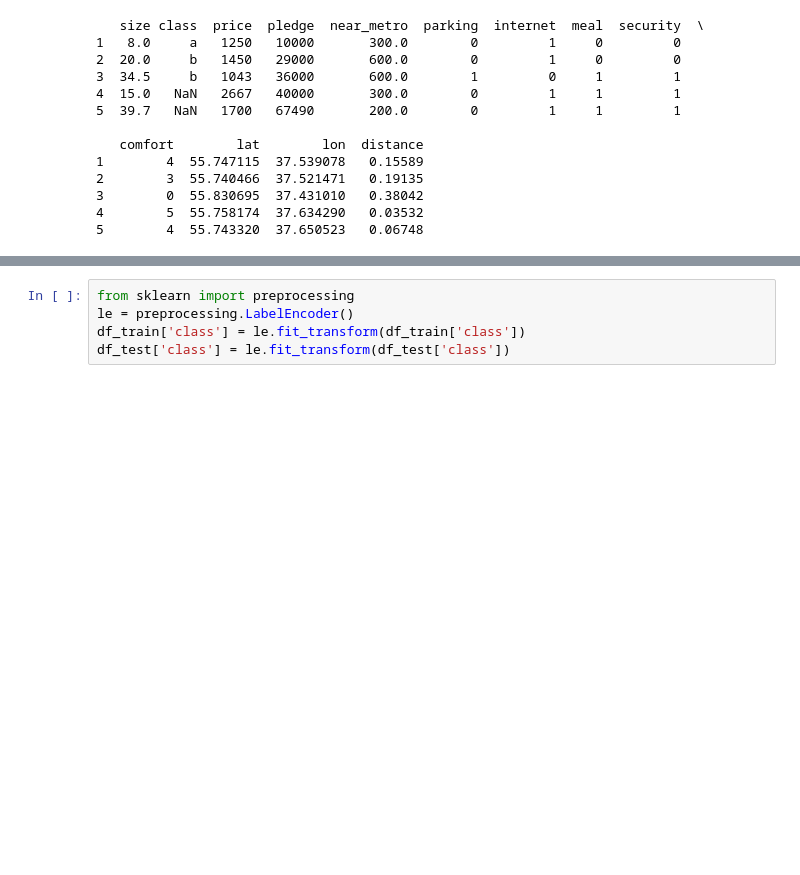
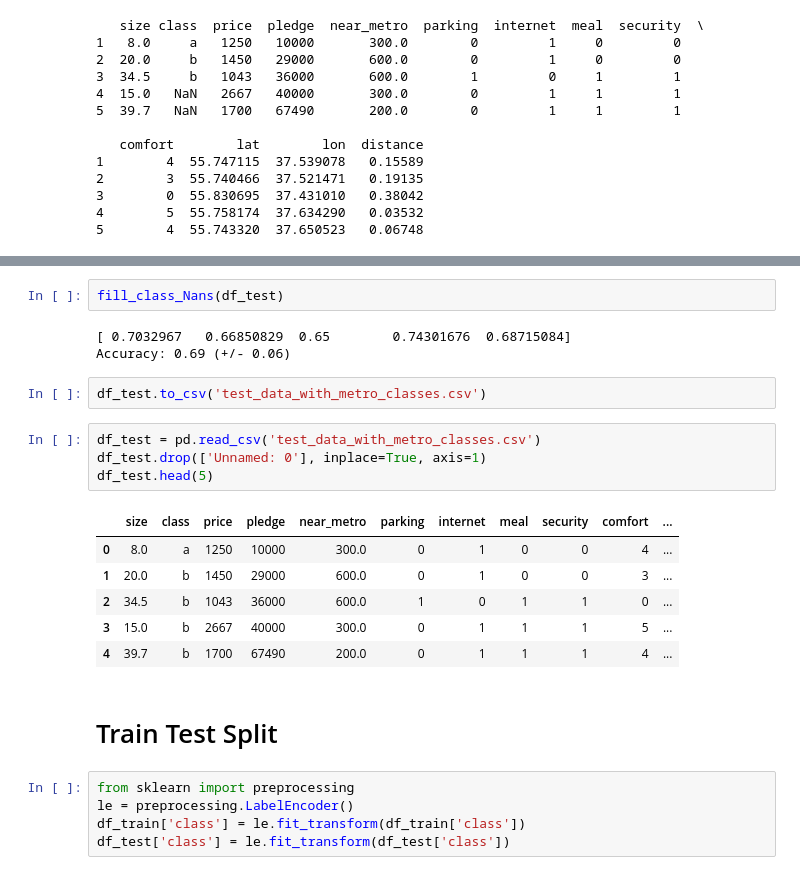
Before and after one commit to Satbek/project-sphere, a Jupyter notebook: final_comparison/comparison.ipynb, the cells around one changed output, grey strips where cells are left out. Drawn from its saved outputs; the diff is of its cells as text; blank space fills up the shorter version.

```diff
--- a/final_comparison/comparison.ipynb
+++ b/final_comparison/comparison.ipynb
@@ -70,3 +112,23 @@ df_test.shape
+# %%
+fill_class_Nans(df_test)
+# %% [output]
+[ 0.7032967   0.66850829  0.65        0.74301676  0.68715084]
+Accuracy: 0.69 (+/- 0.06)
+# %%
+df_test.to_csv('test_data_with_metro_classes.csv')
+# %%
+df_test = pd.read_csv('test_data_with_metro_classes.csv')
+df_test.drop(['Unnamed: 0'], inplace=True, axis=1)
+df_test.head(5)
+# %% [output]
+|  | size | class | price | pledge | near_metro | parking | internet | meal | security | comfort | ... |
+| 0 | 8.0 | a | 1250 | 10000 | 300.0 | 0 | 1 | 0 | 0 | 4 | ... |
+| 1 | 20.0 | b | 1450 | 29000 | 600.0 | 0 | 1 | 0 | 0 | 3 | ... |
+| 2 | 34.5 | b | 1043 | 36000 | 600.0 | 1 | 0 | 1 | 1 | 0 | ... |
+| 3 | 15.0 | b | 2667 | 40000 | 300.0 | 0 | 1 | 1 | 1 | 5 | ... |
+| 4 | 39.7 | b | 1700 | 67490 | 200.0 | 0 | 1 | 1 | 1 | 4 | ... |
+# %% [markdown]
+# Train Test Split
 # %%
 from sklearn import preprocessing
 le = preprocessing.LabelEncoder()
```
Also changed, not shown: parts of 17 cells of this notebook, 2 other files.
